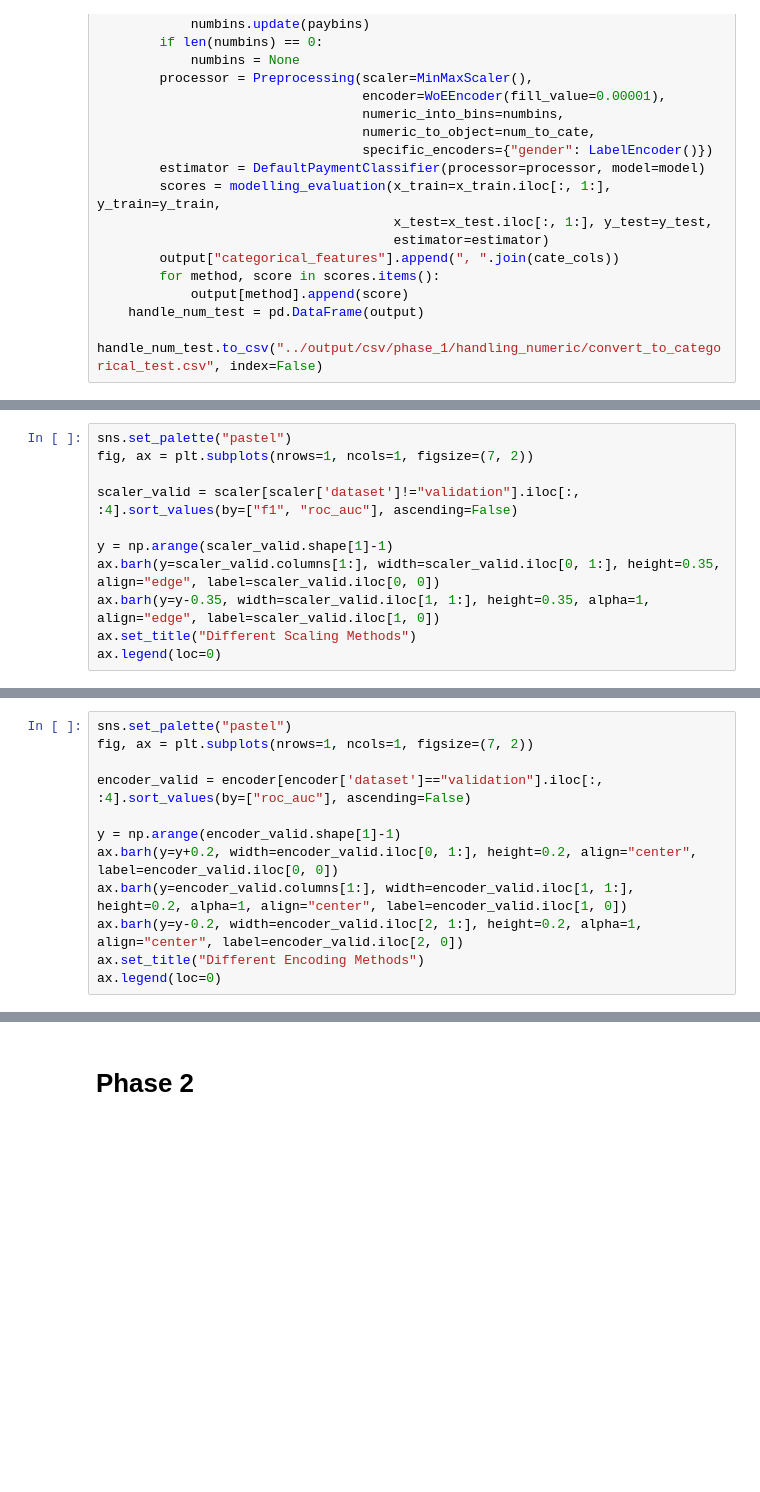
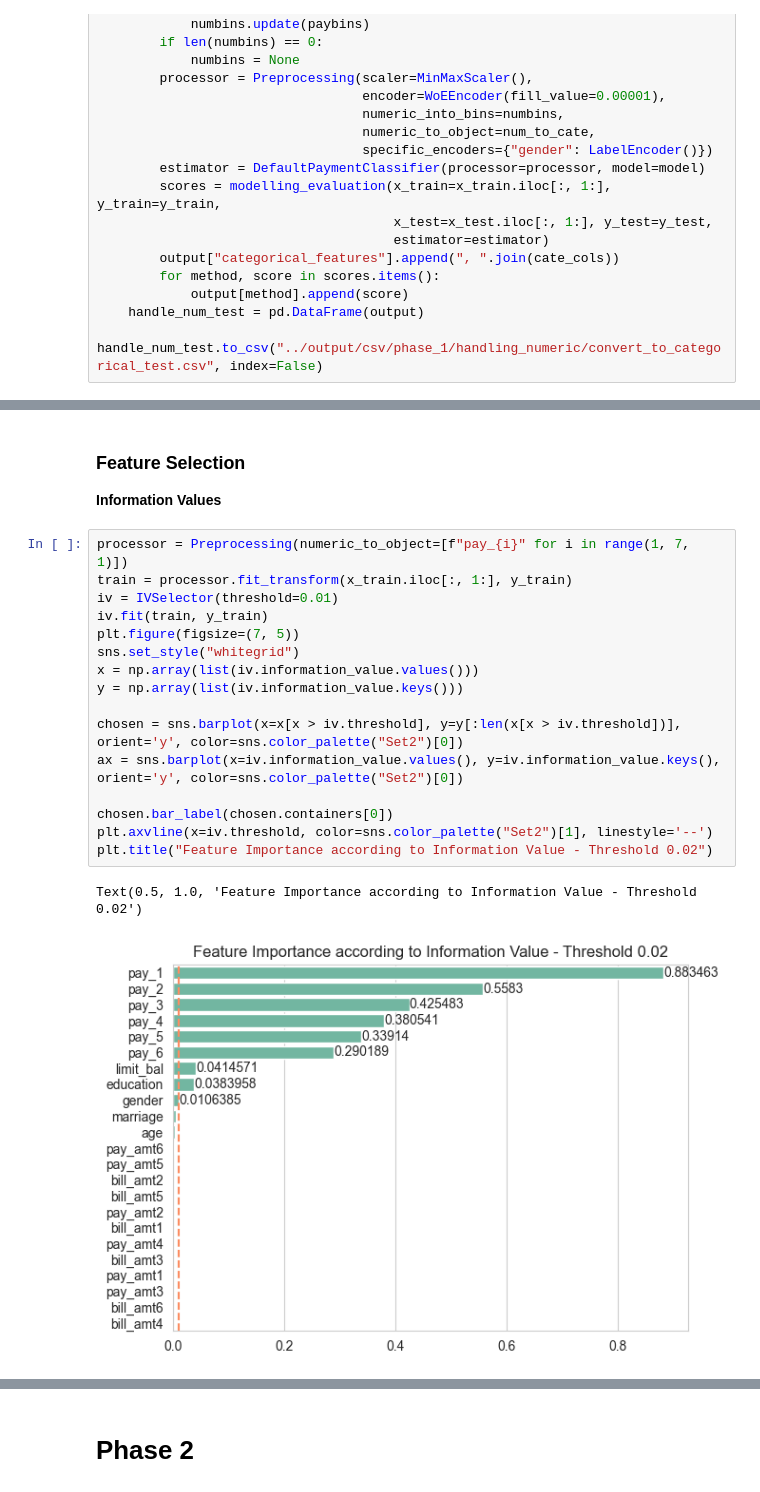
Before and after one commit to niimo753/credit-card-default-prediction-taiwan, a Jupyter notebook: notebooks/phase_1.ipynb, the cells around one changed output, grey strips where cells are left out. Drawn from its saved outputs; the diff is of its cells as text; blank space fills up the shorter version.

```diff
--- a/notebooks/phase_1.ipynb
+++ b/notebooks/phase_1.ipynb
@@ -550,11 +650,0 @@ scaler
-# %%
-sns.set_palette("pastel")
-fig, ax = plt.subplots(nrows=1, ncols=1, figsize=(7, 2))
-
-scaler_valid = scaler[scaler['dataset']!="validation"].iloc[:, :4].sort_values(by=["f1", "roc_auc"], ascending=False)
-
-y = np.arange(scaler_valid.shape[1]-1)
-ax.barh(y=scaler_valid.columns[1:], width=scaler_valid.iloc[0, 1:], height=0.35, align="edge", label=scaler_valid.iloc[0, 0])
-ax.barh(y=y-0.35, width=scaler_valid.iloc[1, 1:], height=0.35, alpha=1, align="edge", label=scaler_valid.iloc[1, 0])
-ax.set_title("Different Scaling Methods")
-ax.legend(loc=0)
@@ -596,15 +711,3 @@ except:
             output[method].append(score)
     encoder = pd.DataFrame(output)
     encoder.to_csv("../output/csv/phase_1/handling_numeric/encoder.csv", index=False)
-# %%
-sns.set_palette("pastel")
-fig, ax = plt.subplots(nrows=1, ncols=1, figsize=(7, 2))
-
-encoder_valid = encoder[encoder['dataset']=="validation"].iloc[:, :4].sort_values(by=["roc_auc"], ascending=False)
-
-y = np.arange(encoder_valid.shape[1]-1)
-ax.barh(y=y+0.2, width=encoder_valid.iloc[0, 1:], height=0.2, align="center", label=encoder_valid.iloc[0, 0])
-ax.barh(y=encoder_valid.columns[1:], width=encoder_valid.iloc[1, 1:], height=0.2, alpha=1, align="center", label=encoder_valid.iloc[1, 0])
-ax.barh(y=y-0.2, width=encoder_valid.iloc[2, 1:], height=0.2, alpha=1, align="center", label=encoder_valid.iloc[2, 0])
-ax.set_title("Different Encoding Methods")
-ax.legend(loc=0)
@@ -620,0 +778,22 @@ encoder_valid
+# %% [markdown]
+### Feature Selection
+__Information Values__
+# %%
+processor = Preprocessing(numeric_to_object=[f"pay_{i}" for i in range(1, 7, 1)])
+train = processor.fit_transform(x_train.iloc[:, 1:], y_train)
+iv = IVSelector(threshold=0.01)
+iv.fit(train, y_train)
+plt.figure(figsize=(7, 5))
+sns.set_style("whitegrid")
+x = np.array(list(iv.information_value.values()))
+y = np.array(list(iv.information_value.keys()))
+
+chosen = sns.barplot(x=x[x > iv.threshold], y=y[:len(x[x > iv.threshold])], orient='y', color=sns.color_palette("Set2")[0])
+ax = sns.barplot(x=iv.information_value.values(), y=iv.information_value.keys(), orient='y', color=sns.color_palette("Set2")[0])
+
+chosen.bar_label(chosen.containers[0])
+plt.axvline(x=iv.threshold, color=sns.color_palette("Set2")[1], linestyle='--')
+plt.title("Feature Importance according to Information Value - Threshold 0.02")
+# %% [output]
+Text(0.5, 1.0, 'Feature Importance according to Information Value - Threshold 0.02')
+[figure, added]
```
Also changed, not shown: parts of 31 cells of this notebook.
